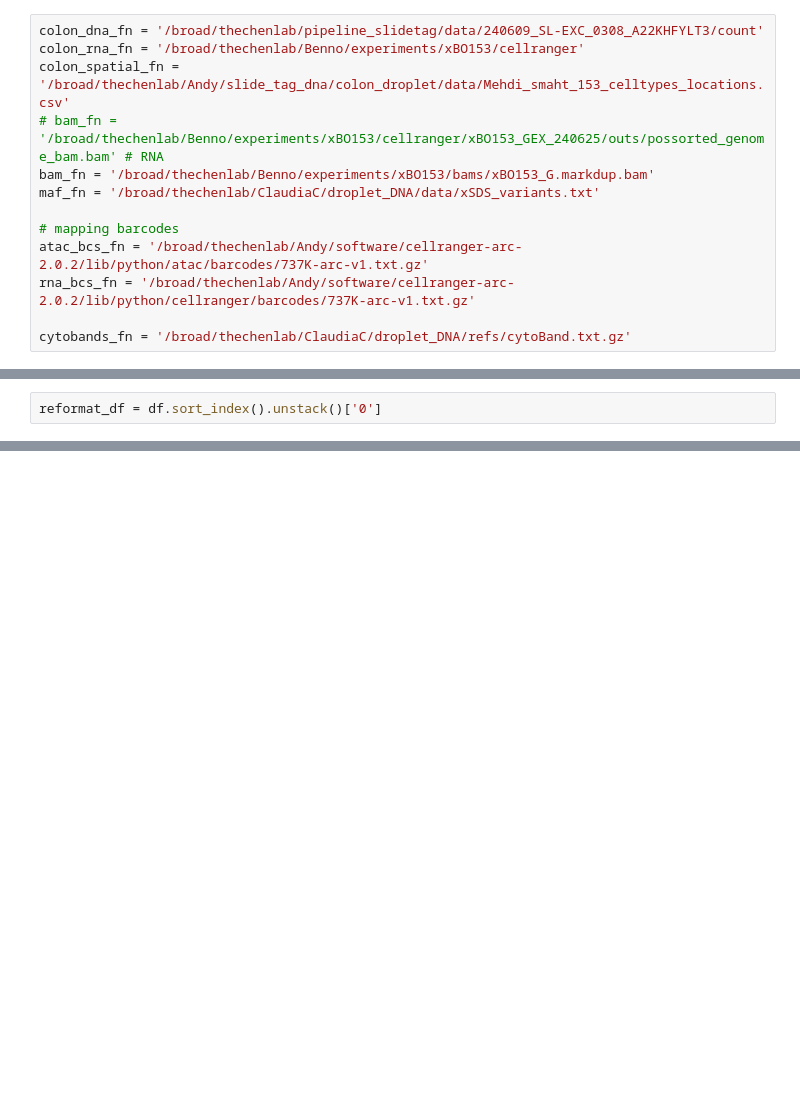
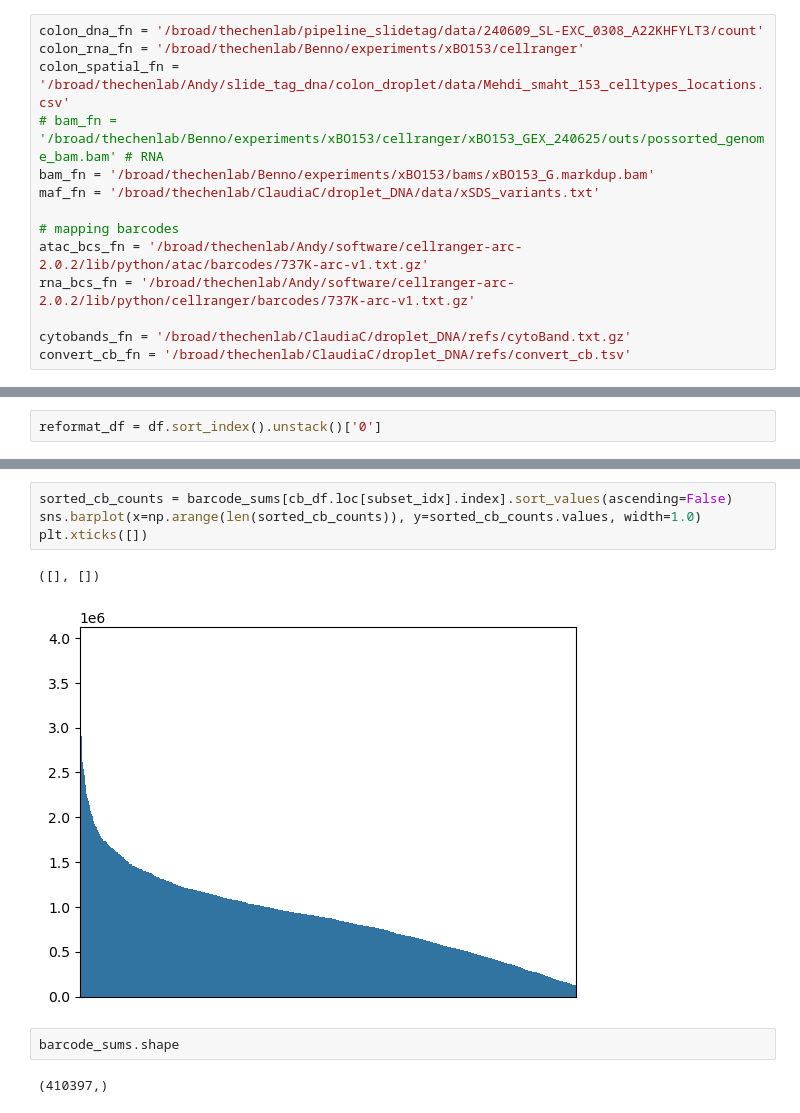
Before and after one commit to cchu70/droplet_DNA, a Jupyter notebook: sandbox/03_Coverage.ipynb, the cells around one changed output, grey strips where cells are left out. Cells and saved outputs as stored; diff of their text form; blank space fills up the shorter version.

```diff
--- a/sandbox/03_Coverage.ipynb
+++ b/sandbox/03_Coverage.ipynb
@@ -34,6 +34,7 @@ atac_bcs_fn = '/broad/thechenlab/Andy/software/cellranger-arc-2.0.2/lib/python/a
 rna_bcs_fn = '/broad/thechenlab/Andy/software/cellranger-arc-2.0.2/lib/python/cellranger/barcodes/737K-arc-v1.txt.gz'
 
 cytobands_fn = '/broad/thechenlab/ClaudiaC/droplet_DNA/refs/cytoBand.txt.gz'
+convert_cb_fn = '/broad/thechenlab/ClaudiaC/droplet_DNA/refs/convert_cb.tsv'
 # %%
 with pysam.AlignmentFile(bam_fn, "rb") as bam:
     bam_header = bam.header.to_dict()
@@ -106,0 +216,11 @@ Length: 82205, dtype: float64
+# %%
+sorted_cb_counts = barcode_sums[cb_df.loc[subset_idx].index].sort_values(ascending=False)
+sns.barplot(x=np.arange(len(sorted_cb_counts)), y=sorted_cb_counts.values, width=1.0)
+plt.xticks([])
+# %% [output]
+([], [])
+[figure, added]
+# %%
+barcode_sums.shape
+# %% [output]
+(410397,)
```
Also changed, not shown: parts of 17 cells of this notebook, 1 other file.
